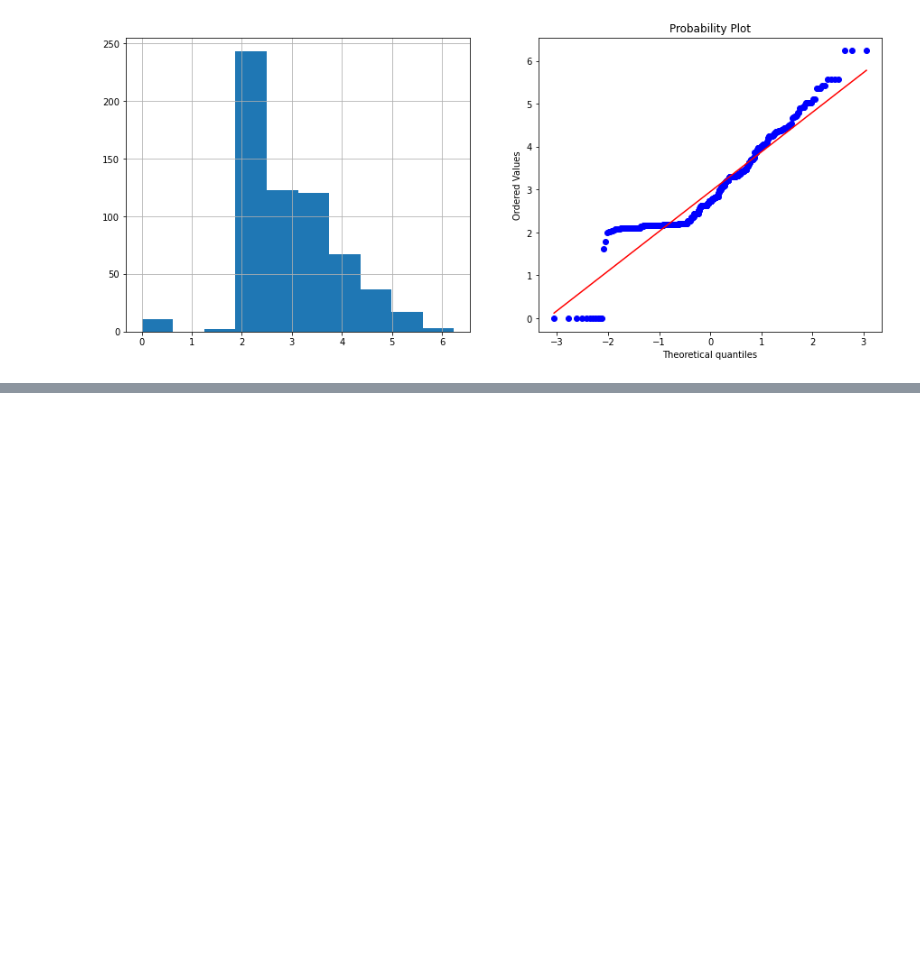
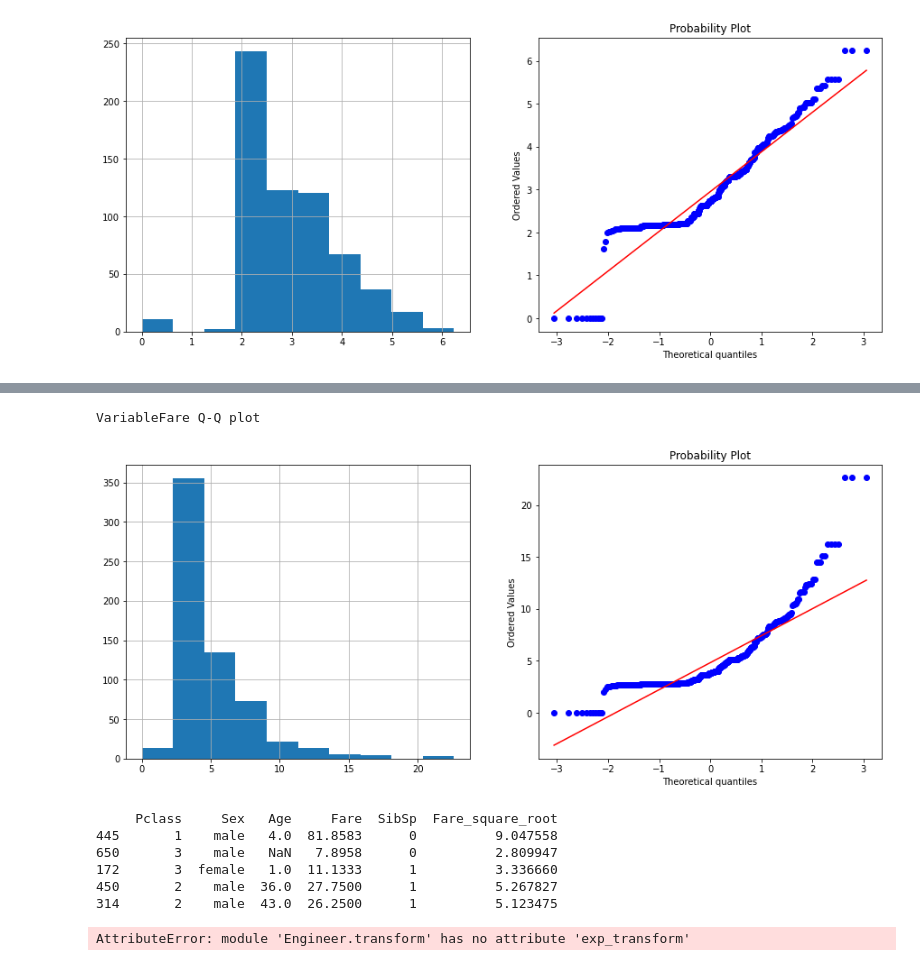
Before and after one commit to PTson2207/Engineer-Selection, a Jupyter notebook: Demo_engineer_transform.ipynb, the cells around one changed output, grey strips where cells are left out. Drawn from its saved outputs; the diff is of its cells as text; code cells hidden in the pictures; blank space fills up the shorter version.

```diff
--- a/Demo_engineer_transform.ipynb
+++ b/Demo_engineer_transform.ipynb
@@ -38,0 +63,21 @@ VariableFareQ-Q plot
+# %%
+# Square root Transformation
+X_train_copy = X_train.copy(deep=True)
+X_train_copy = transform.square_root_transform(data=X_train_copy, cols=['Fare'])
+print(X_train_copy.head())
+# %% [output]
+VariableFare Q-Q plot
+[figure, added]
+     Pclass     Sex   Age     Fare  SibSp  Fare_square_root
+445       1    male   4.0  81.8583      0          9.047558
+650       3    male   NaN   7.8958      0          2.809947
+172       3  female   1.0  11.1333      1          3.336660
+450       2    male  36.0  27.7500      1          5.267827
+314       2    male  43.0  26.2500      1          5.123475
+# %%
+# Exponential transform
+X_train_copy = X_train.copy(deep=True)
+X_train_copy = transform.exp_transform(data=X_train_copy, coef=0.2, cols=['Fare'])
+print(X_train_copy.head())
+# %% [output]
+AttributeError: module 'Engineer.transform' has no attribute 'exp_transform'
```
Also changed, not shown: parts of 2 cells of this notebook, 1 other file.
